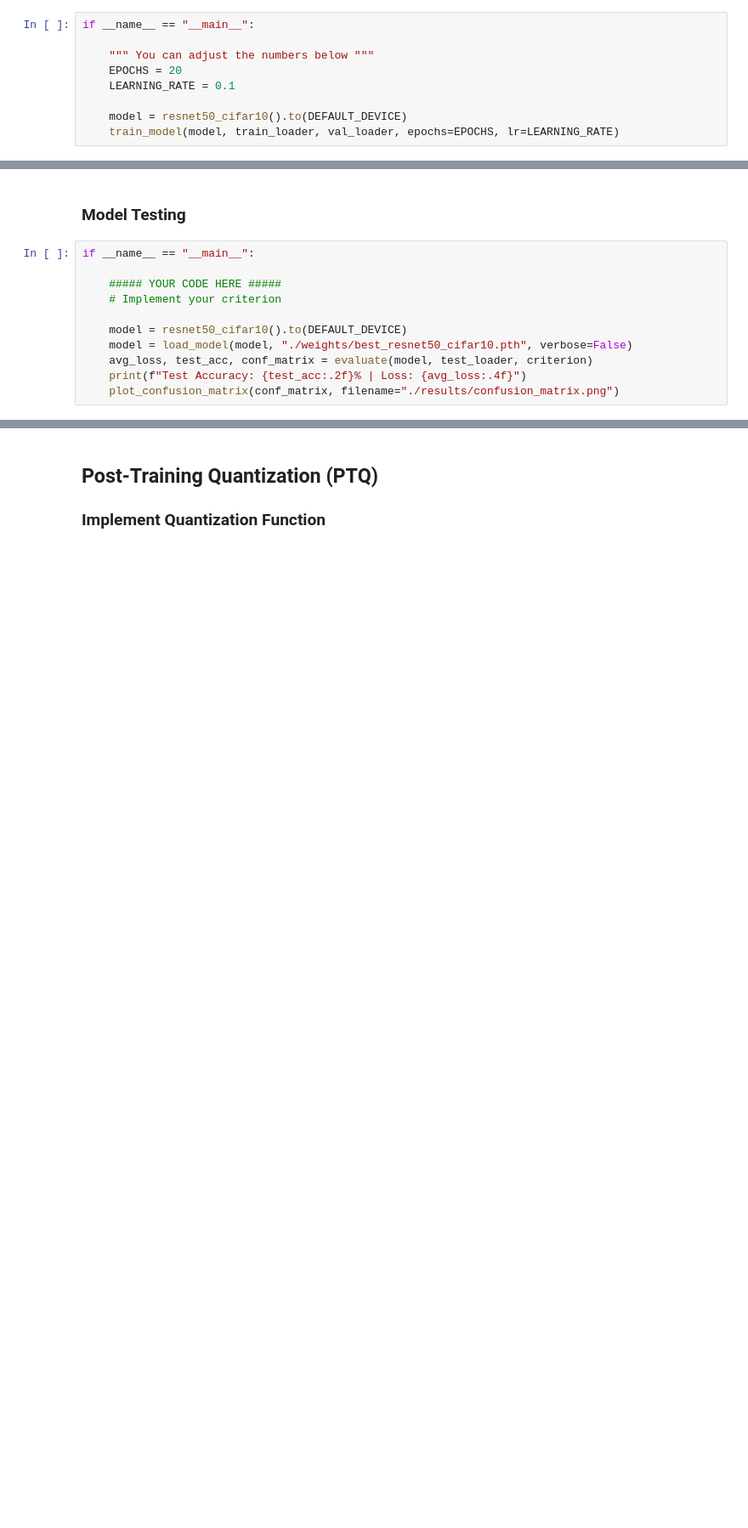
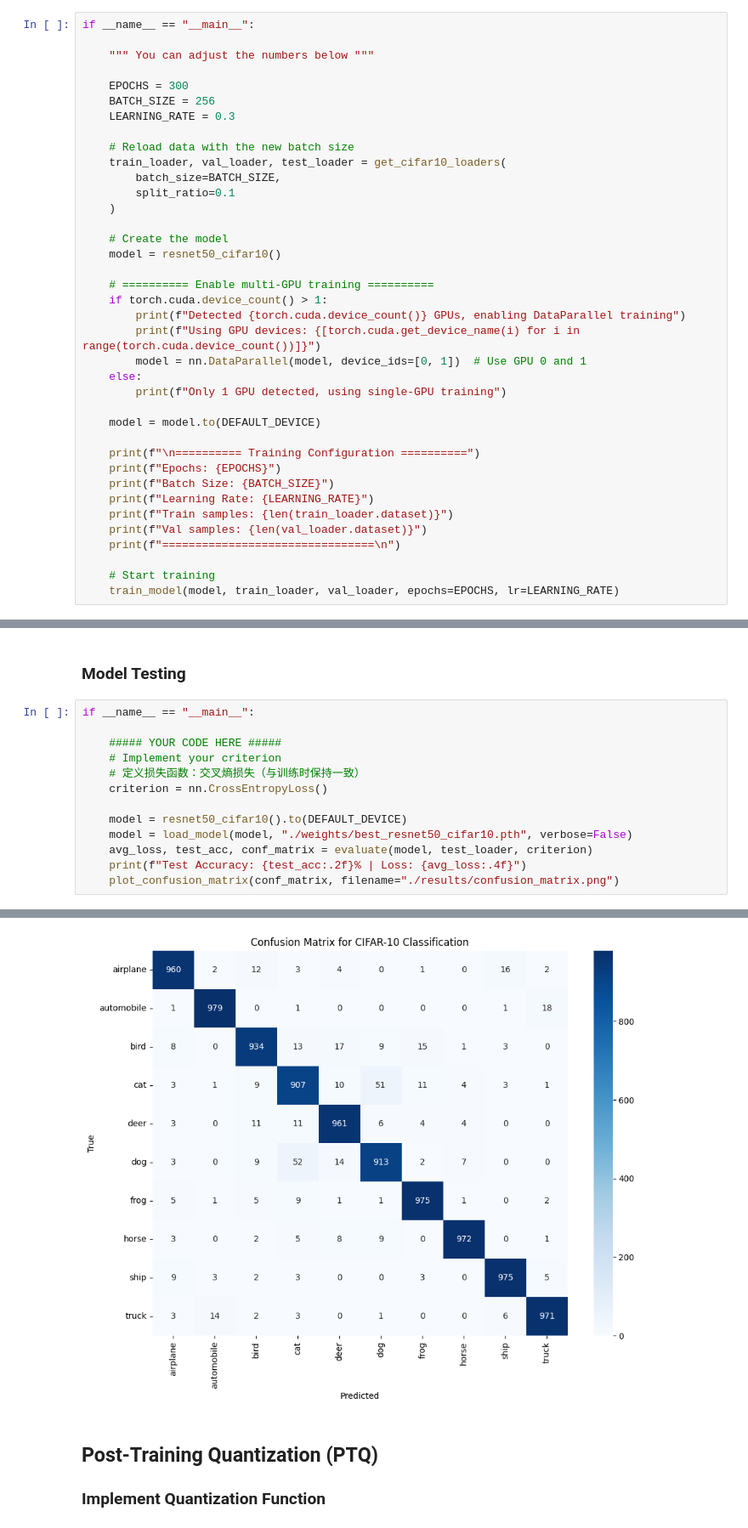
Before and after one commit to livejiaquan/2025EAI_Project, a Jupyter notebook: EAI_Lab3/StudentID_Lab3.ipynb, the cells around one changed output, grey strips where cells are left out. Shown at 85% size. Saved outputs shown, nothing was run; the diff lists cells and outputs as text; blank space fills up the shorter version.

```diff
--- a/EAI_Lab3/StudentID_Lab3.ipynb
+++ b/EAI_Lab3/StudentID_Lab3.ipynb
@@ -567,8 +774,37 @@ def train_model(model, train_loader, val_loader,
 if __name__ == "__main__":
 
     """ You can adjust the numbers below """
-    EPOCHS = 20
-    LEARNING_RATE = 0.1
 
-    model = resnet50_cifar10().to(DEFAULT_DEVICE)
+    EPOCHS = 300
+    BATCH_SIZE = 256
+    LEARNING_RATE = 0.3
+
+    # Reload data with the new batch size
+    train_loader, val_loader, test_loader = get_cifar10_loaders(
+        batch_size=BATCH_SIZE,
+        split_ratio=0.1
+    )
+
+    # Create the model
+    model = resnet50_cifar10()
+
+    # ========== Enable multi-GPU training ==========
+    if torch.cuda.device_count() > 1:
+        print(f"Detected {torch.cuda.device_count()} GPUs, enabling DataParallel training")
+        print(f"Using GPU devices: {[torch.cuda.get_device_name(i) for i in range(torch.cuda.device_count())]}")
+        model = nn.DataParallel(model, device_ids=[0, 1])  # Use GPU 0 and 1
+    else:
+        print(f"Only 1 GPU detected, using single-GPU training")
+
+    model = model.to(DEFAULT_DEVICE)
+
+    print(f"\n========== Training Configuration ==========")
+    print(f"Epochs: {EPOCHS}")
+    print(f"Batch Size: {BATCH_SIZE}")
+    print(f"Learning Rate: {LEARNING_RATE}")
+    print(f"Train samples: {len(train_loader.dataset)}")
+    print(f"Val samples: {len(val_loader.dataset)}")
+    print(f"================================\n")
+
+    # Start training
     train_model(model, train_loader, val_loader, epochs=EPOCHS, lr=LEARNING_RATE)
@@ -579,9 +848,12 @@ if __name__ == "__main__":
 
     ##### YOUR CODE HERE #####
     # Implement your criterion
+    # 定义损失函数：交叉熵损失（与训练时保持一致）
+    criterion = nn.CrossEntropyLoss()
 
     model = resnet50_cifar10().to(DEFAULT_DEVICE)
     model = load_model(model, "./weights/best_resnet50_cifar10.pth", verbose=False)
     avg_loss, test_acc, conf_matrix = evaluate(model, test_loader, criterion)
     print(f"Test Accuracy: {test_acc:.2f}% | Loss: {avg_loss:.4f}")
     plot_confusion_matrix(conf_matrix, filename="./results/confusion_matrix.png")
+# %% [output]
@@ -588,3 +862,4 @@ if __name__ == "__main__":
+[figure, added]
 # %% [markdown]
 ## Post-Training Quantization (PTQ)
 ### Implement Quantization Function
```
Also changed, not shown: parts of 14 cells of this notebook, 9 other files.
